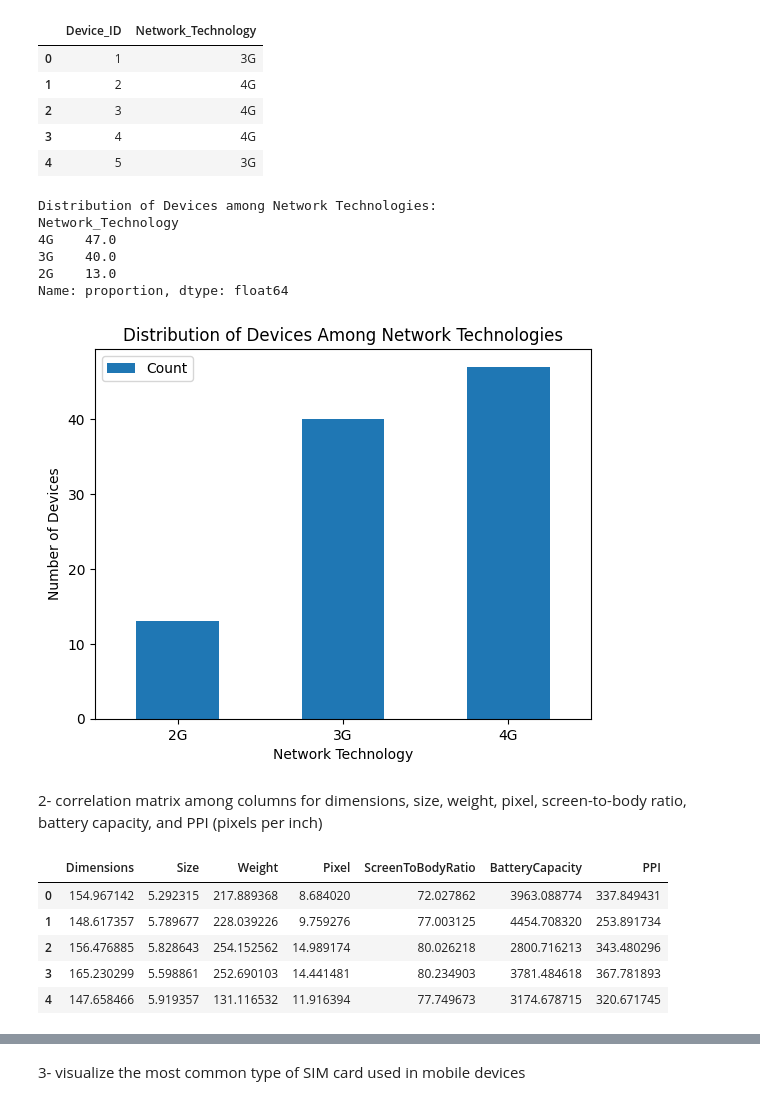
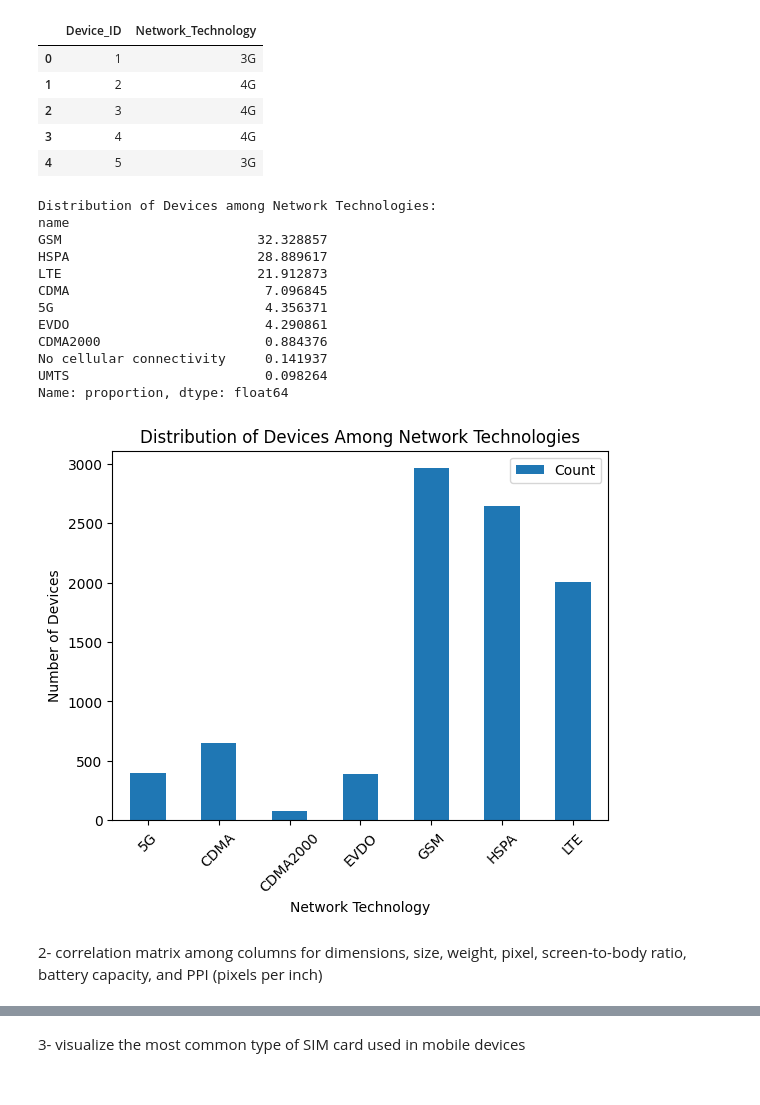
Before and after one commit to realBagher/gsmarean_analysis_ns, a Jupyter notebook: Statistics.ipynb, the cells around one changed output, grey strips where cells are left out. Cells and saved outputs as stored; diff of their text form; code cells hidden in the pictures.

```diff
--- a/Statistics.ipynb
+++ b/Statistics.ipynb
@@ -7,0 +9,14 @@ import seaborn as sns
+# %%
+engine = create_engine('mysql+pymysql://root:nedamomen%40241292@127.0.0.1:3306/gsmarena')
+connection = engine.connect()
+# %%
+
+query = """
+    SELECT network_id, networks.name as name
+    FROM devices_networks
+    LEFT JOIN networks ON networks.id = network_id
+    LEFT JOIN devices ON device_id = devices.id
+    WHERE type = 'PHONE'
+"""
+
+data = pd.read_sql_query(query, connection)
@@ -8,15 +39,15 @@ import seaborn as sns
 # %%
 #hypothetical data
-np.random.seed(42)
+# np.random.seed(42)
 
-data = {
-    'Device_ID': range(1, 101),
-    'Network_Technology': np.random.choice(['2G', '3G', '4G'], 100, p=[0.1, 0.4, 0.5])
-}
+# data = {
+#     'Device_ID': range(1, 101),
+#     'Network_Technology': np.random.choice(['2G', '3G', '4G'], 100, p=[0.1, 0.4, 0.5])
+# }
 
-df_devices = pd.DataFrame(data)
+# df_devices = pd.DataFrame(data)
 
-df_devices.head()
+# df_devices.head()
 # %% [output]
 |  | Device_ID | Network_Technology |
 | 0 | 1 | 3G |
@@ -26,58 +57,41 @@ df_devices.head()
 | 4 | 5 | 3G |
 # %%
 #distribution of network technologies
-distribution = df_devices['Network_Technology'].value_counts(normalize=True) * 100
+distribution = data['name'].value_counts(normalize=True) * 100
 
 print("Distribution of Devices among Network Technologies:")
 print(distribution)
 # %% [output]
 Distribution of Devices among Network Technologies:
-Network_Technology
-4G    47.0
-3G    40.0
-2G    13.0
+name
+GSM                         32.328857
+HSPA                        28.889617
+LTE                         21.912873
+CDMA                         7.096845
+5G                           4.356371
+EVDO                         4.290861
+CDMA2000                     0.884376
+No cellular connectivity     0.141937
+UMTS                         0.098264
 Name: proportion, dtype: float64
 # %%
 #plot barplot
-counts = df_devices['Network_Technology'].value_counts()
+counts = data['name'].value_counts()
 
-df_counts = counts.to_frame(name='Count').rename_axis('Network_Technology').reset_index()
+df_counts = counts.to_frame(name='Count').rename_axis('name').reset_index()
 
-df_counts_sorted = df_counts.sort_values('Network_Technology')
+df_counts_sorted = df_counts.sort_values('name')[:-2]
 
 fig, ax = plt.subplots()
 df_counts_sorted.plot(kind='bar', ax=ax, color=['#1f77b4', '#ff7f0e', '#2ca02c'])
 ax.set_xlabel('Network Technology')
 ax.set_ylabel('Number of Devices')
 ax.set_title('Distribution of Devices Among Network Technologies')
-ax.set_xticklabels(df_counts_sorted['Network_Technology'], rotation=0)
+ax.set_xticklabels(df_counts_sorted['name'], rotation=45)
+# plt.xticks(rotation=45)
 
 plt.show()
 # %% [output]
-[figure, old version]
+[figure, new version]
 # %% [markdown]
 2- correlation matrix among columns for dimensions, size, weight, pixel, screen-to-body ratio, battery capacity, and PPI (pixels per inch)
-# %%
-# hypothetical data
-np.random.seed(42)
-
-data = {
-    'Dimensions': np.random.normal(150, 10, 100),
-    'Size': np.random.normal(6, 0.5, 100),
-    'Weight': np.random.normal(200, 50, 100),
-    'Pixel': np.random.normal(12, 4, 100),
-    'ScreenToBodyRatio': np.random.normal(80, 5, 100),
-    'BatteryCapacity': np.random.normal(3500, 500, 100),
-    'PPI': np.random.normal(300, 50, 100)
-}
-
-df = pd.DataFrame(data)
-
-df.head()
-# %% [output]
-|  | Dimensions | Size | Weight | Pixel | ScreenToBodyRatio | BatteryCapacity | PPI |
-| 0 | 154.967142 | 5.292315 | 217.889368 | 8.684020 | 72.027862 | 3963.088774 | 337.849431 |
-| 1 | 148.617357 | 5.789677 | 228.039226 | 9.759276 | 77.003125 | 4454.708320 | 253.891734 |
-| 2 | 156.476885 | 5.828643 | 254.152562 | 14.989174 | 80.026218 | 2800.716213 | 343.480296 |
-| 3 | 165.230299 | 5.598861 | 252.690103 | 14.441481 | 80.234903 | 3781.484618 | 367.781893 |
-| 4 | 147.658466 | 5.919357 | 131.116532 | 11.916394 | 77.749673 | 3174.678715 | 320.671745 |
```
Also changed, not shown: parts of 32 cells of this notebook, 11 other files.
